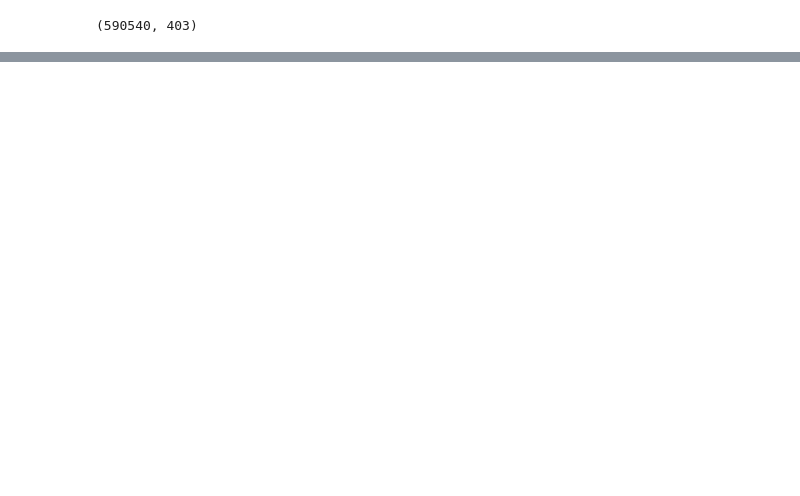
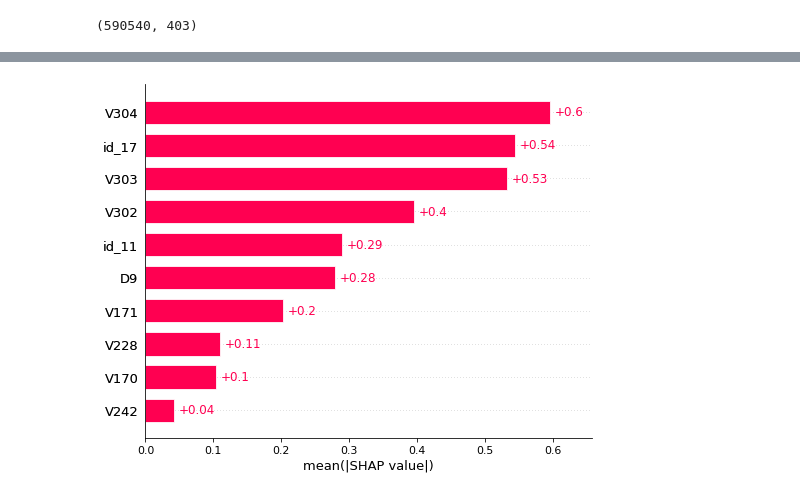
Before and after one commit to gracechia/fraud-detection, a Jupyter notebook: notebook/isolation_forest.ipynb, the cells around one changed output, grey strips where cells are left out. Cells and saved outputs as stored; diff of their text form; code cells hidden in the pictures; blank space fills up the shorter version.

```diff
--- a/notebook/isolation_forest.ipynb
+++ b/notebook/isolation_forest.ipynb
@@ -186,0 +258,37 @@ df[df['isFraud']==1].tail()
+# %%
+%%time
+
+# Key success metric
+
+# Create pipeline
+xgb_pipe = make_pipeline(XGBClassifier(random_state=42))
+
+# Search over the following hyperparameter values:
+xgb_params = {
+    'xgbclassifier__subsample': [0.5], # Randomly sample a portion of the data to prevent overfitting
+    'xgbclassifier__colsample_bytree': [0.5],
+    'xgbclassifier__learning_rate': [0.2],
+    'xgbclassifier__max_depth': [3],
+    'xgbclassifier__scale_pos_weight': [weight], # Ratio of negative class to positive class
+    'xgbclassifier__n_estimators': [300],
+    'xgbclassifier__reg_alpha': [30], #0.1
+    'xgbclassifier__reg_lambda': [30], #0.1
+    'xgbclassifier__gamma': [0.2], # Minimum loss reduction required to make a split
+    'xgbclassifier__objective': ['binary:logistic'],
+    # 'xgbclassifier__tree_method': ['gpu_hist'], # test
+    # 'xgbclassifier__enable_categorical': [True], # test
+}
+
+# Instantiate GridSearchCV
+xgb_gs = GridSearchCV(xgb_pipe,
+                      param_grid=xgb_params,
+                      cv=10,
+                      scoring='recall',
+                      n_jobs=-1)
+
+# Fit model on training data
+xgb_gs.fit(X_train, y_train)
+
+# Generate predictions
+y_train_pred = xgb_gs.predict(X_train)
+y_test_pred = xgb_gs.predict(X_test)
@@ -186,0 +339,4 @@ df[df['isFraud']==1].tail()
+# %%
+# Explain the model's predictions using SHAP
+explainer = shap.Explainer(xgb_gs.best_estimator_[0])
+shap_values = explainer(X_train)
@@ -186,0 +348,4 @@ df[df['isFraud']==1].tail()
+# %%
+shap.plots.bar(copy.deepcopy(shap_values))
+# %% [output]
+[figure, added]
```
Also changed, not shown: parts of 56 cells of this notebook.
